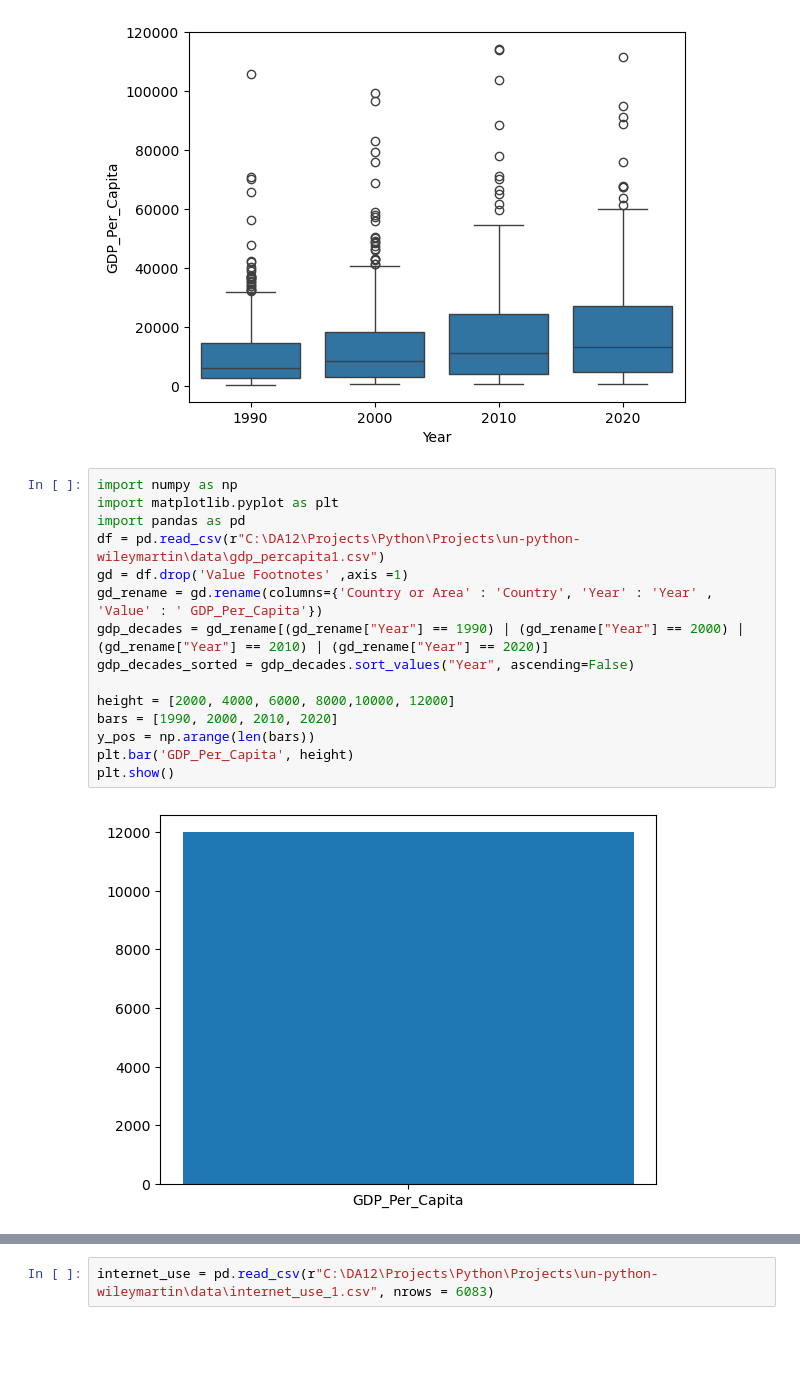
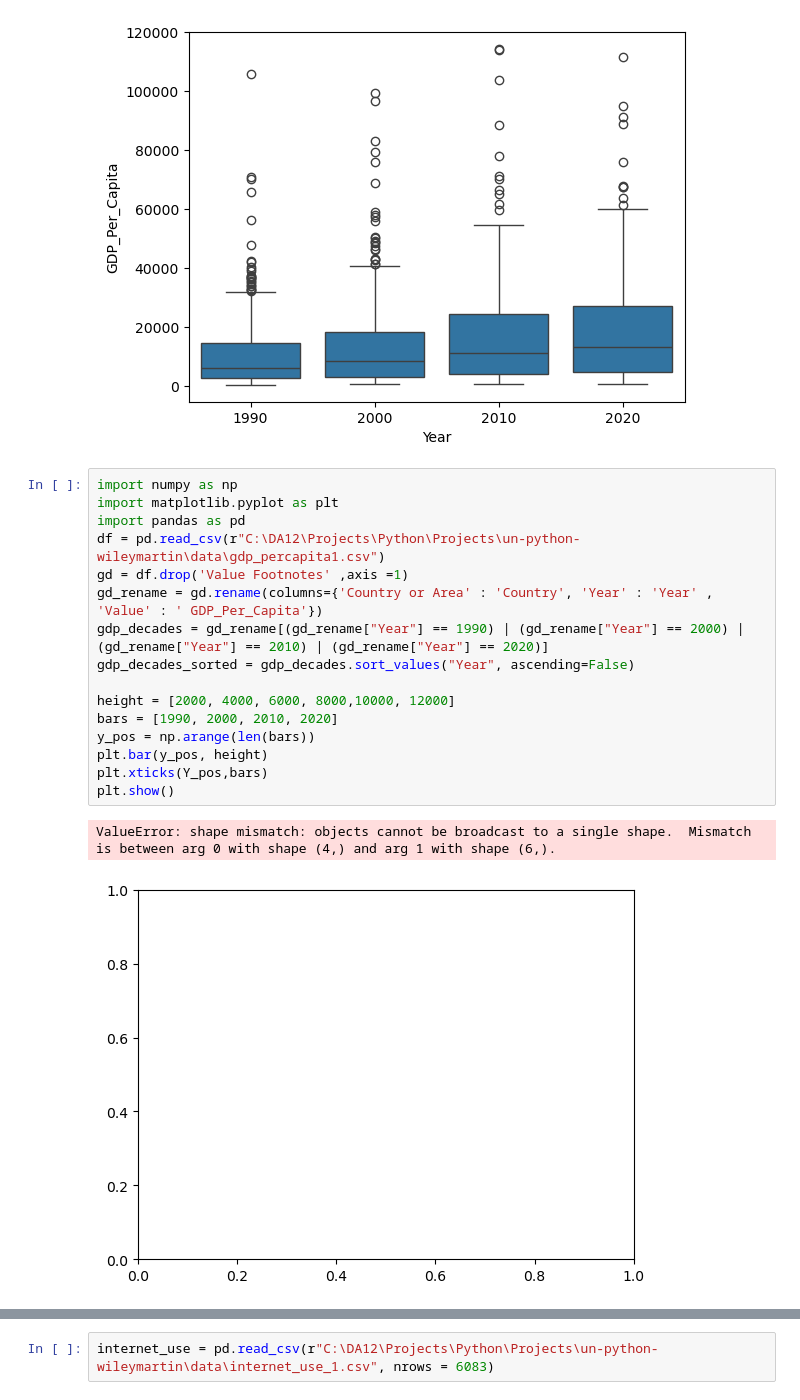
Before and after one commit to NSS-Data-Analytics-Cohort-12/un-python-wileymartin, a Jupyter notebook: Wiley.ipynb, the cells around one changed output, grey strips where cells are left out. Cells and saved outputs as stored; diff of their text form; blank space fills up the shorter version.

```diff
--- a/Wiley.ipynb
+++ b/Wiley.ipynb
@@ -240,20 +231,22 @@ sns.boxplot(x=gdp_decades_sorted['Year'], y=gdp_decades_sorted['GDP_Per_Capita']
 # %%
 import numpy as np
 import matplotlib.pyplot as plt
 import pandas as pd
 df = pd.read_csv(r"C:\DA12\Projects\Python\Projects\un-python-wileymartin\data\gdp_percapita1.csv")
 gd = df.drop('Value Footnotes' ,axis =1)
 gd_rename = gd.rename(columns={'Country or Area' : 'Country', 'Year' : 'Year' , 'Value' : ' GDP_Per_Capita'})
 gdp_decades = gd_rename[(gd_rename["Year"] == 1990) | (gd_rename["Year"] == 2000) | (gd_rename["Year"] == 2010) | (gd_rename["Year"] == 2020)]
 gdp_decades_sorted = gdp_decades.sort_values("Year", ascending=False)
 
 height = [2000, 4000, 6000, 8000,10000, 12000]
 bars = [1990, 2000, 2010, 2020]
 y_pos = np.arange(len(bars))
-plt.bar('GDP_Per_Capita', height)
+plt.bar(y_pos, height)
+plt.xticks(Y_pos,bars)
 plt.show()
 # %% [output]
+ValueError: shape mismatch: objects cannot be broadcast to a single shape.  Mismatch is between arg 0 with shape (4,) and arg 1 with shape (6,).
-[figure, old version]
+[figure, new version]
 # %%
 import seaborn as sns
 import pandas as pd
```
Also changed, not shown: parts of 24 cells of this notebook.
